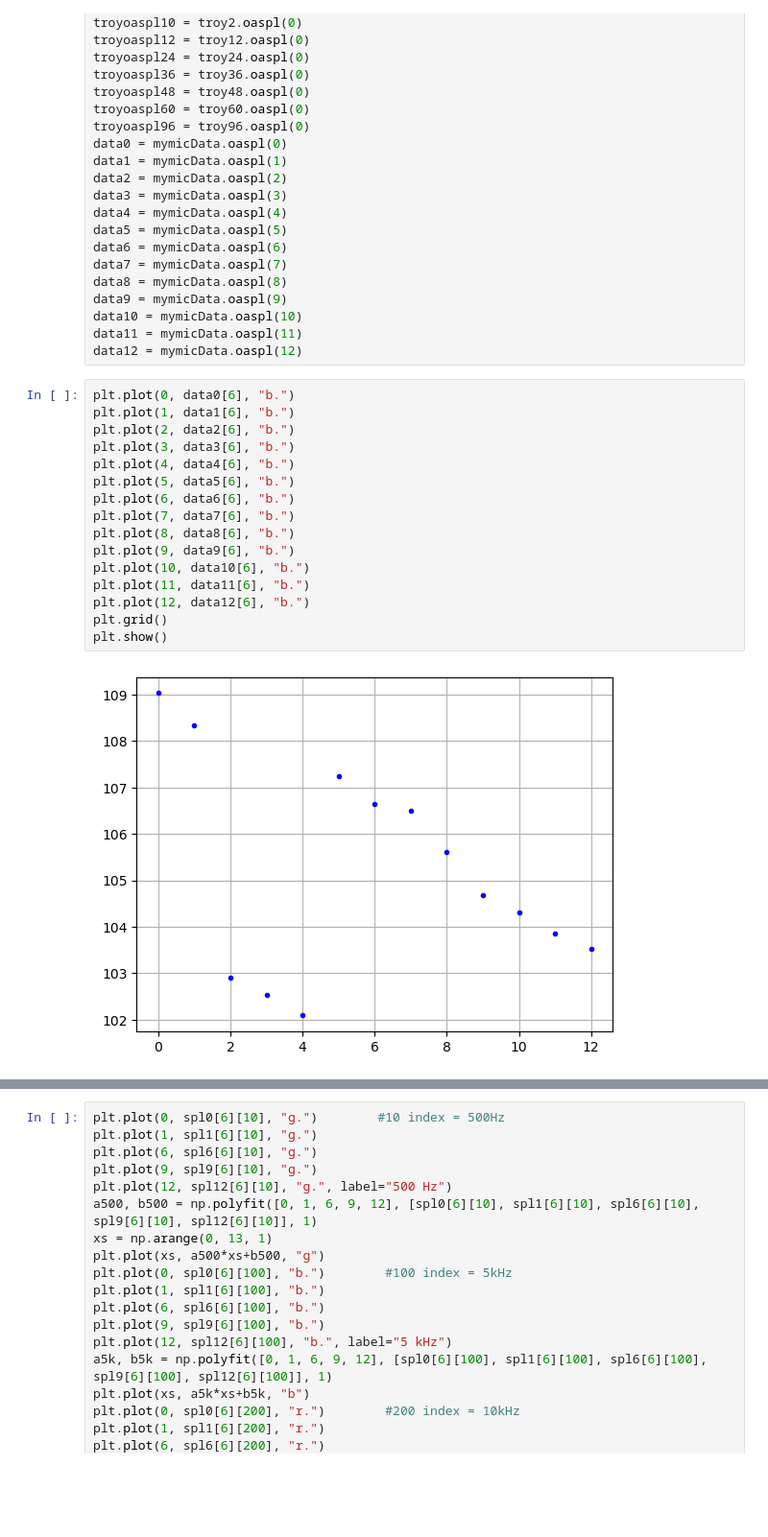
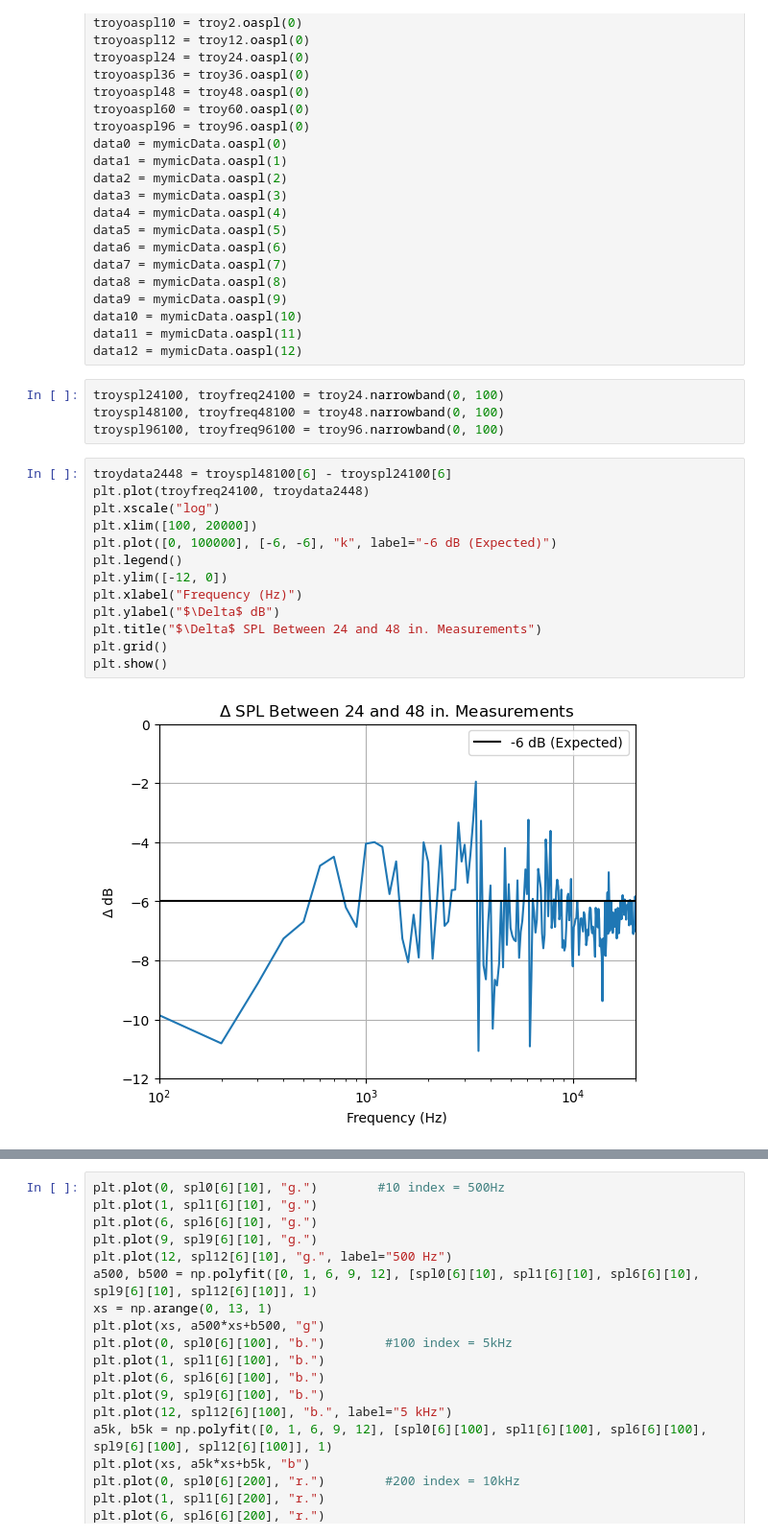
Before and after one commit to sladesladeslade/CuppolettiLab, a Jupyter notebook: Spr 23 UGR/UGRplots.ipynb, the cells around one changed output, grey strips where cells are left out. Shown: that part at 96% size. Saved outputs shown, nothing was run; the diff lists cells and outputs as text; blank space fills up the shorter version.

Commit message:
graphs

```diff
--- a/Spr 23 UGR/UGRplots.ipynb
+++ b/Spr 23 UGR/UGRplots.ipynb
@@ -97,21 +97,22 @@ data9 = mymicData.oaspl(9)
 data10 = mymicData.oaspl(10)
 data11 = mymicData.oaspl(11)
 data12 = mymicData.oaspl(12)
-# %%
-plt.plot(0, data0[6], "b.")
-plt.plot(1, data1[6], "b.")
-plt.plot(2, data2[6], "b.")
-plt.plot(3, data3[6], "b.")
-plt.plot(4, data4[6], "b.")
-plt.plot(5, data5[6], "b.")
-plt.plot(6, data6[6], "b.")
-plt.plot(7, data7[6], "b.")
-plt.plot(8, data8[6], "b.")
-plt.plot(9, data9[6], "b.")
-plt.plot(10, data10[6], "b.")
-plt.plot(11, data11[6], "b.")
-plt.plot(12, data12[6], "b.")
-plt.grid()
-plt.show()
-# %% [output]
-[figure, removed]
+# %%
+troyspl24100, troyfreq24100 = troy24.narrowband(0, 100)
+troyspl48100, troyfreq48100 = troy48.narrowband(0, 100)
+troyspl96100, troyfreq96100 = troy96.narrowband(0, 100)
+# %%
+troydata2448 = troyspl48100[6] - troyspl24100[6]
+plt.plot(troyfreq24100, troydata2448)
+plt.xscale("log")
+plt.xlim([100, 20000])
+plt.plot([0, 100000], [-6, -6], "k", label="-6 dB (Expected)")
+plt.legend()
+plt.ylim([-12, 0])
+plt.xlabel("Frequency (Hz)")
+plt.ylabel("$\Delta$ dB")
+plt.title("$\Delta$ SPL Between 24 and 48 in. Measurements")
+plt.grid()
+plt.show()
+# %% [output]
+[figure, added]
```
Also changed, not shown: parts of 2 cells of this notebook.
